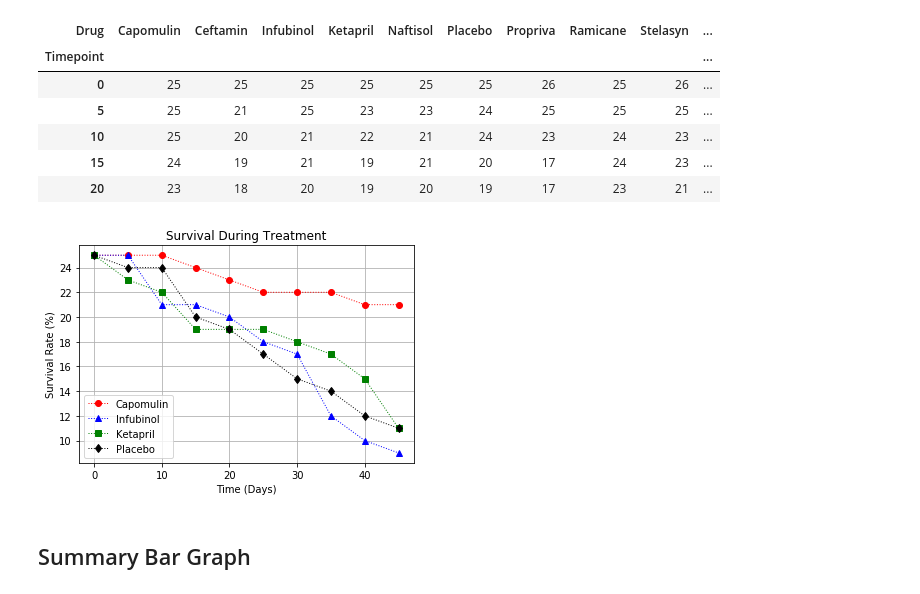
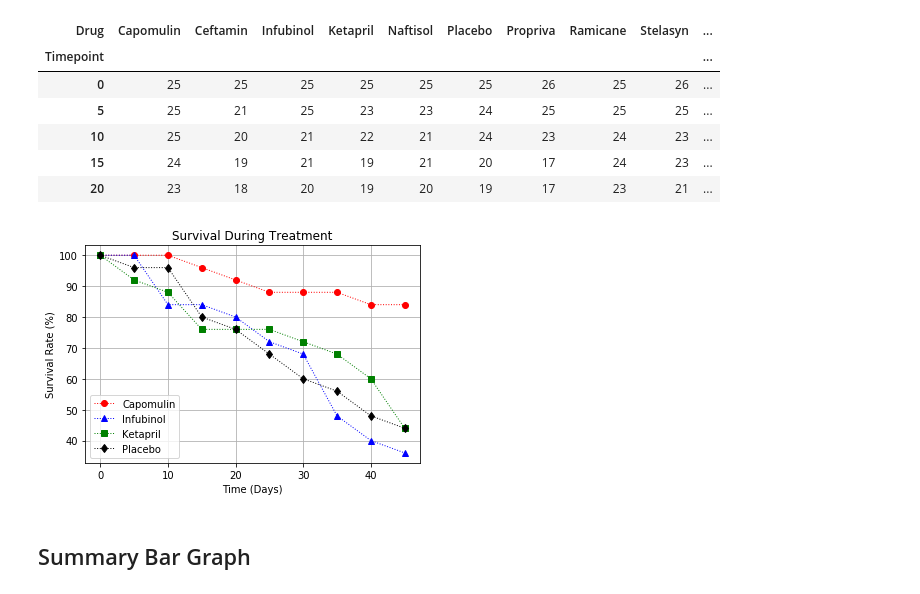
Before and after one commit to randyn/Pymaceuticals-Visualizations, a Jupyter notebook: pymaceuticals_starter.ipynb, the cells around one changed output. Saved outputs shown, nothing was run; the diff lists cells and outputs as text; code cells hidden in the pictures.

```diff
--- a/pymaceuticals_starter.ipynb
+++ b/pymaceuticals_starter.ipynb
@@ -217,8 +217,9 @@ mice_count_by_drug_time.head()
 # %%
 # Minor Data Munging to Re-Format the Data Frames
 mice_long = mice_count_by_drug_time.pivot(index="Timepoint", columns="Drug", values="Mouse ID")
+initial_mice_count = mice_long.iloc[0, :]
 # Preview the Data Frame
-mice_long.head()
+mice_long.head() /
 # %% [output]
 | Drug | Capomulin | Ceftamin | Infubinol | Ketapril | Naftisol | Placebo | Propriva | Ramicane | Stelasyn | ... |
 | Timepoint |  |  |  |  |  |  |  |  |  | ... |
@@ -230,24 +231,24 @@ mice_long.head()
 # %%
 # Generate the Plot (Accounting for percentages)
 for treatment, treatment_style in analysis_params:
     plt.errorbar(mice_long.index, \
-                 mice_long[treatment], \
+                 mice_long[treatment] / initial_mice_count[treatment] * 100, \
                  fmt=treatment_style, \
                  label=treatment, \
                  linewidth=1)
     plt.grid(True)
     plt.title("Survival During Treatment")
     plt.xlabel("Time (Days)")
     plt.ylabel("Survival Rate (%)")
 
 
 plt.legend()
 # Save the Figure
 plt.savefig("Survival_Rate_over_Treatment.png")
 # Show the Figure
 plt.show()
 # %% [output]
-[figure, old version]
+[figure, new version]
 # %% [markdown]
 ## Summary Bar Graph
 # %%
```
Also changed, not shown: 1 other file.
